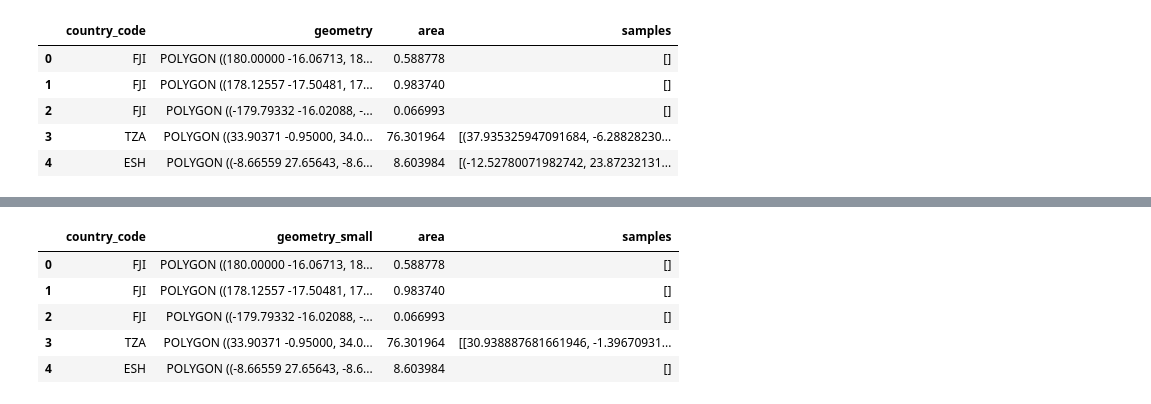
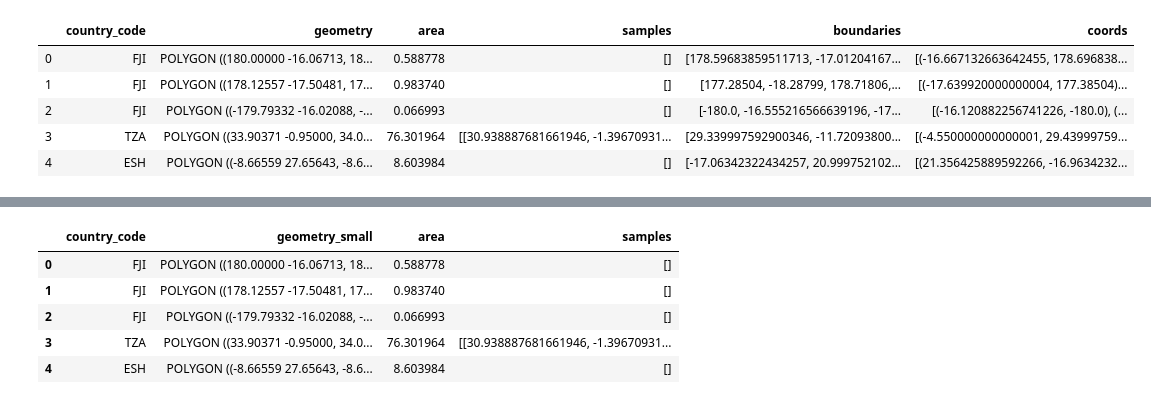
Before and after one commit to sonalthakkarBerkeley/MIDS_Capstone_Summer2020, a Jupyter notebook: Global_Sample_example.ipynb, the cells around one changed output, grey strips where cells are left out. Drawn from its saved outputs; the diff is of its cells as text; code cells hidden in the pictures.

```diff
--- a/Global_Sample_example.ipynb
+++ b/Global_Sample_example.ipynb
@@ -9,17 +31,20 @@ import pandas as pd
 # %%
-world_df = pd.read_csv('../data/Global_Samples_10.csv', index_col=[0])
+world_df = pd.read_csv('../data/Global_samples_Balanced_10.csv', index_col=[0])
 world_df.head()
 world_df['geometry'] = world_df['geometry'].apply(wkt.loads)
 world_df['samples'] = world_df['samples'].apply(literal_eval)
+world_df['boundaries'] = world_df['boundaries'].apply(literal_eval)
+world_df['coords'] = world_df['coords'].apply(literal_eval)
 world_gdf = geopandas.GeoDataFrame(world_df, geometry='geometry')
+world_gdf.crs = "EPSG:4326"
 world_gdf.head()
 # %% [output]
-|  | country_code | geometry | area | samples |
-| 0 | FJI | POLYGON ((180.00000 -16.06713, 18... | 0.588778 | [] |
-| 1 | FJI | POLYGON ((178.12557 -17.50481, 17... | 0.983740 | [] |
-| 2 | FJI | POLYGON ((-179.79332 -16.02088, -... | 0.066993 | [] |
-| 3 | TZA | POLYGON ((33.90371 -0.95000, 34.0... | 76.301964 | [(37.935325947091684, -6.28828230... |
-| 4 | ESH | POLYGON ((-8.66559 27.65643, -8.6... | 8.603984 | [(-12.52780071982742, 23.87232131... |
+|  | country_code | geometry | area | samples | boundaries | coords |
+| 0 | FJI | POLYGON ((180.00000 -16.06713, 18... | 0.588778 | [] | [178.59683859511713, -17.01204167... | [(-16.667132663642455, 178.696838... |
+| 1 | FJI | POLYGON ((178.12557 -17.50481, 17... | 0.983740 | [] | [177.28504, -18.28799, 178.71806,... | [(-17.639920000000004, 177.38504)... |
+| 2 | FJI | POLYGON ((-179.79332 -16.02088, -... | 0.066993 | [] | [-180.0, -16.555216566639196, -17... | [(-16.120882256741226, -180.0), (... |
+| 3 | TZA | POLYGON ((33.90371 -0.95000, 34.0... | 76.301964 | [[30.938887681661946, -1.39670931... | [29.339997592900346, -11.72093800... | [(-4.550000000000001, 29.43999759... |
+| 4 | ESH | POLYGON ((-8.66559 27.65643, -8.6... | 8.603984 | [] | [-17.06342322434257, 20.999752102... | [(21.356425889592266, -16.9634232... |
 # %%
 sample_map = folium.Map(location=[30, 30], zoom_start=2)
 random_pixels = [element for sublist in world_gdf['samples'].tolist() for element in sublist]
```
Also changed, not shown: parts of 7 cells of this notebook, 1 other file.
